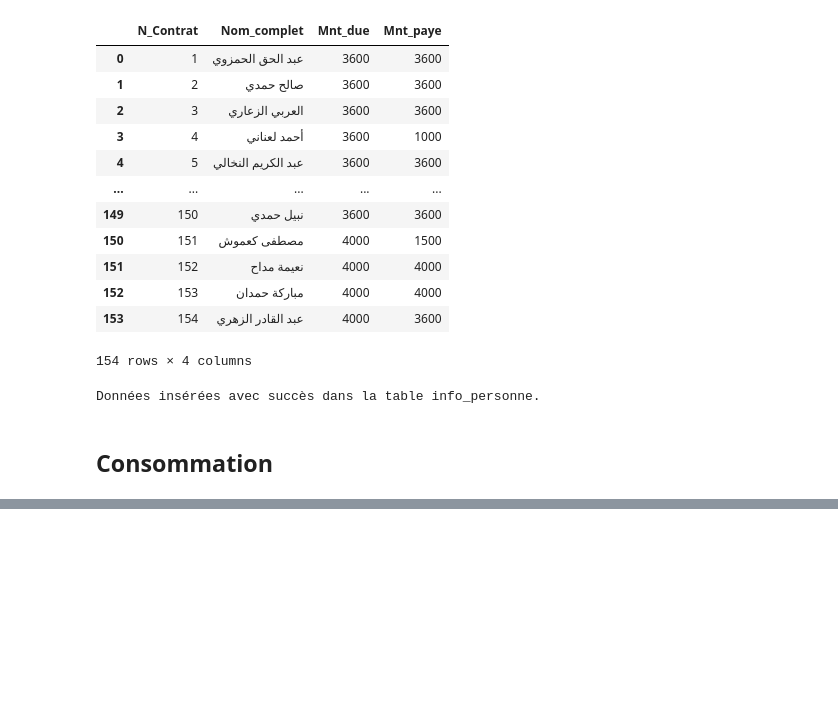
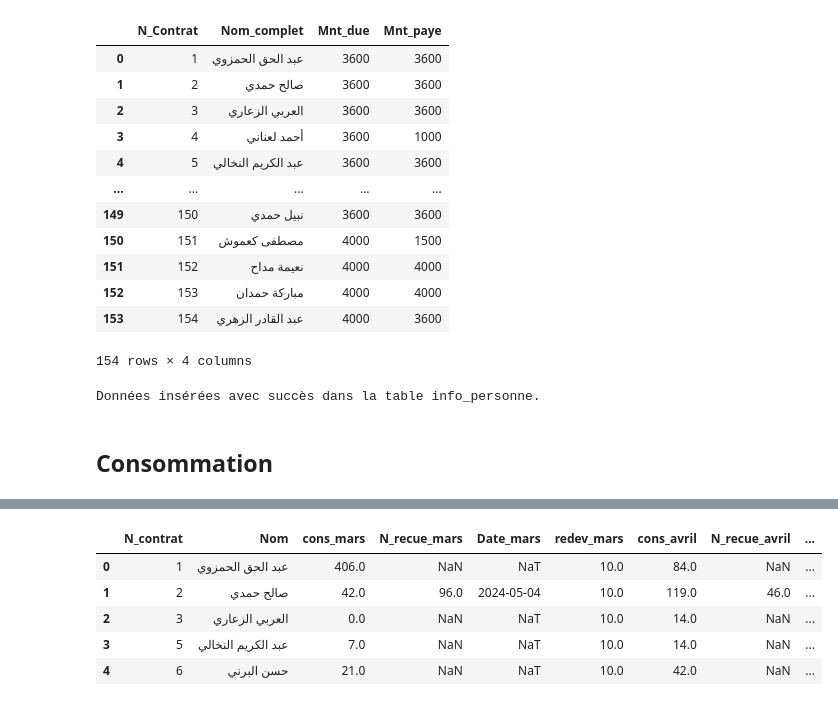
Before and after one commit to laanani-mohamed/Gestion-Eau-Association-Nasr, a Jupyter notebook: notebook/Manipulation_BD.ipynb, the cells around one changed output, grey strips where cells are left out. Cells and saved outputs as stored; diff of their text form; code cells hidden in the pictures; blank space fills up the shorter version.

```diff
--- a/notebook/Manipulation_BD.ipynb
+++ b/notebook/Manipulation_BD.ipynb
@@ -784,0 +935,9 @@ Données insérées avec succès dans la table consommation.
+# %%
+df2.head()
+# %% [output]
+|  | N_contrat | Nom | cons_mars | N_recue_mars | Date_mars | redev_mars | cons_avril | N_recue_avril | ... |
+| 0 | 1 | عبد الحق الحمزوي | 406.0 | NaN | NaT | 10.0 | 84.0 | NaN | ... |
+| 1 | 2 | صالح حمدي | 42.0 | 96.0 | 2024-05-04 | 10.0 | 119.0 | 46.0 | ... |
+| 2 | 3 | العربي الزعاري | 0.0 | NaN | NaT | 10.0 | 14.0 | NaN | ... |
+| 3 | 5 | عبد الكريم النخالي | 7.0 | NaN | NaT | 10.0 | 14.0 | NaN | ... |
+| 4 | 6 | حسن البرني | 21.0 | NaN | NaT | 10.0 | 42.0 | NaN | ... |
```
Also changed, not shown: parts of 21 cells of this notebook, 8 other files.
